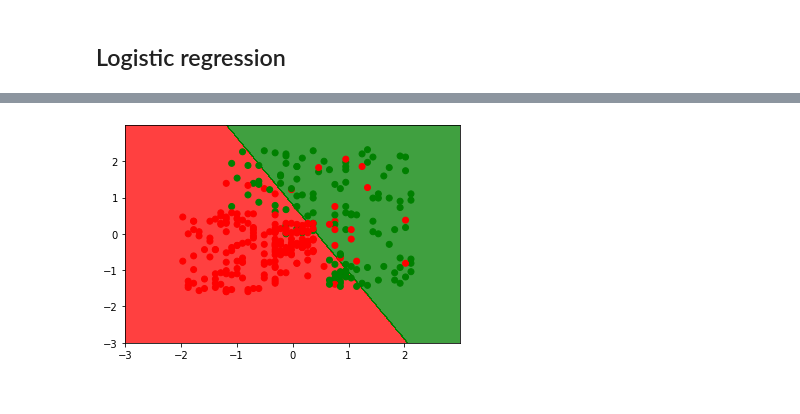
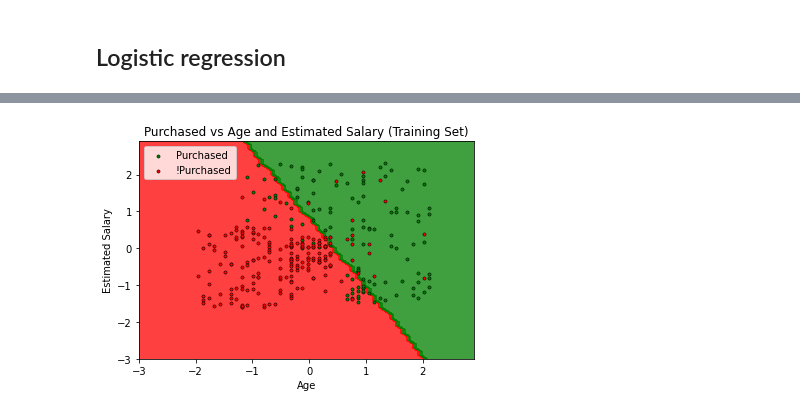
Before and after one commit to jomadu/ml-learning, a Jupyter notebook: udemy/logistic-regression.ipynb, the cells around one changed output, grey strips where cells are left out. Drawn from its saved outputs; the diff is of its cells as text; code cells hidden in the pictures.

Commit message:
plotting working much better

```diff
--- a/udemy/logistic-regression.ipynb
+++ b/udemy/logistic-regression.ipynb
@@ -23,6 +23,12 @@ from sklearn.preprocessing import StandardScaler
 sc_X = StandardScaler()
 X_train = pd.DataFrame(sc_X.fit_transform(X_train), columns=X_train.columns)
 X_test = pd.DataFrame(sc_X.transform(X_test), columns=X_test.columns)
+
+# Reindexing
+X_train.reset_index(drop=True, inplace=True)
+X_test.reset_index(drop=True, inplace=True)
+y_train.reset_index(drop=True, inplace=True)
+y_test.reset_index(drop=True, inplace=True)
 # %% [markdown]
 ## Logistic regression
 # %%
@@ -40,36 +46,66 @@ cm = confusion_matrix(y_test, y_pred)
 
 # Visualising the Training set results
 from matplotlib.colors import ListedColormap
-X_set, y_set = X_train, y_train
+plot_set = pd.concat([X_train, y_train], axis=1)
+x1_column = 'Age'
+x2_column = 'EstimatedSalary'
+y_column = 'Purchased'
+
+t_plot_set = plot_set.loc[plot_set[y_column] == 1]
+f_plot_set = plot_set.loc[plot_set[y_column] == 0]
+
 X1, X2 = np.meshgrid(
-    np.arange(start = X_set['Age'].min().round(0) - 1, stop = X_set['Age'].max().round(0) + 1, step = 0.01),
-    np.arange(start = X_set['EstimatedSalary'].min().round(0) - 1, stop = X_set['EstimatedSalary'].max().round(0) + 1, step = 0.01)
+    np.arange(start = plot_set[x1_column].min().round(0) - 1, stop = plot_set[x1_column].max().round(0) + 1, step = 0.1),
+    np.arange(start = plot_set[x2_column].min().round(0) - 1, stop = plot_set[x2_column].max().round(0) + 1, step = 0.1)
 )
-plt.contourf(X1,X2,
-    classifier.predict(
-        np.array(
-            [
-                X1.ravel(),
-                X2.ravel()
-            ]
-        ).T
-    ).reshape(X1.shape),
+plt.contourf(
+    X1,
+    X2,
+    classifier.predict(np.array([X1.ravel(), X2.ravel()]).T).reshape(X1.shape),
     alpha = 0.75,
     cmap = ListedColormap(('red','green'))
 )
 plt.xlim(X1.min(), X1.max())
 plt.ylim(X2.min(), X2.max())
 
-y_set_values = y_set.values.ravel()
-cmap = ListedColormap(('red','green'))
-lmap = {0: 'Not Purchased', 1: 'Purchased'}
+plt.scatter(t_plot_set[x1_column], t_plot_set[x2_column], c = 'green', label = 'Purchased', s = 10, edgecolors='black', linewidths=0.5)
+plt.scatter(f_plot_set[x1_column], f_plot_set[x2_column], c = 'red', label = '!Purchased', s = 10, edgecolors='black', linewidth=0.5)
 
-y_set_colors = []
-y_set_labels = []
-for val in y_set_values:
-    y_set_colors.append(cmap(val))
-    y_set_labels.append(lmap[val])
+plt.title('Purchased vs Age and Estimated Salary (Training Set)')
+plt.xlabel('Age')
+plt.ylabel('Estimated Salary')
+plt.legend()
+plt.show()
 
+# Visualizing Test set results
+plot_set = pd.concat([X_test, y_test], axis=1)
+x1_column = 'Age'
+x2_column = 'EstimatedSalary'
+y_column = 'Purchased'
 
-plt.scatter(X_set['Age'], X_set['EstimatedSalary'], c = y_set_colors)
+t_plot_set = plot_set.loc[plot_set[y_column] == 1]
+f_plot_set = plot_set.loc[plot_set[y_column] == 0]
+
+X1, X2 = np.meshgrid(
+    np.arange(start = plot_set[x1_column].min().round(0) - 1, stop = plot_set[x1_column].max().round(0) + 1, step = 0.1),
+    np.arange(start = plot_set[x2_column].min().round(0) - 1, stop = plot_set[x2_column].max().round(0) + 1, step = 0.1)
+)
+plt.contourf(
+    X1,
+    X2,
+    classifier.predict(np.array([X1.ravel(), X2.ravel()]).T).reshape(X1.shape),
+    alpha = 0.75,
+    cmap = ListedColormap(('red','green'))
+)
+plt.xlim(X1.min(), X1.max())
+plt.ylim(X2.min(), X2.max())
+
+plt.scatter(t_plot_set[x1_column], t_plot_set[x2_column], c = 'green', label = 'Purchased', s = 10, edgecolors='black', linewidths=0.5)
+plt.scatter(f_plot_set[x1_column], f_plot_set[x2_column], c = 'red', label = '!Purchased', s = 10, edgecolors='black', linewidth=0.5)
+
+plt.title('Purchased vs Age and Estimated Salary (Test Set)')
+plt.xlabel('Age')
+plt.ylabel('Estimated Salary')
+plt.legend()
+plt.show()
 # %% [output]
@@ -77 +112 @@ plt.scatter(X_set['Age'], X_set['EstimatedSalary'], c = y_set_colors)
-[figure, old version]
+[figure, new version]
```
Also changed, not shown: parts of 1 cell of this notebook, 2 other files.
